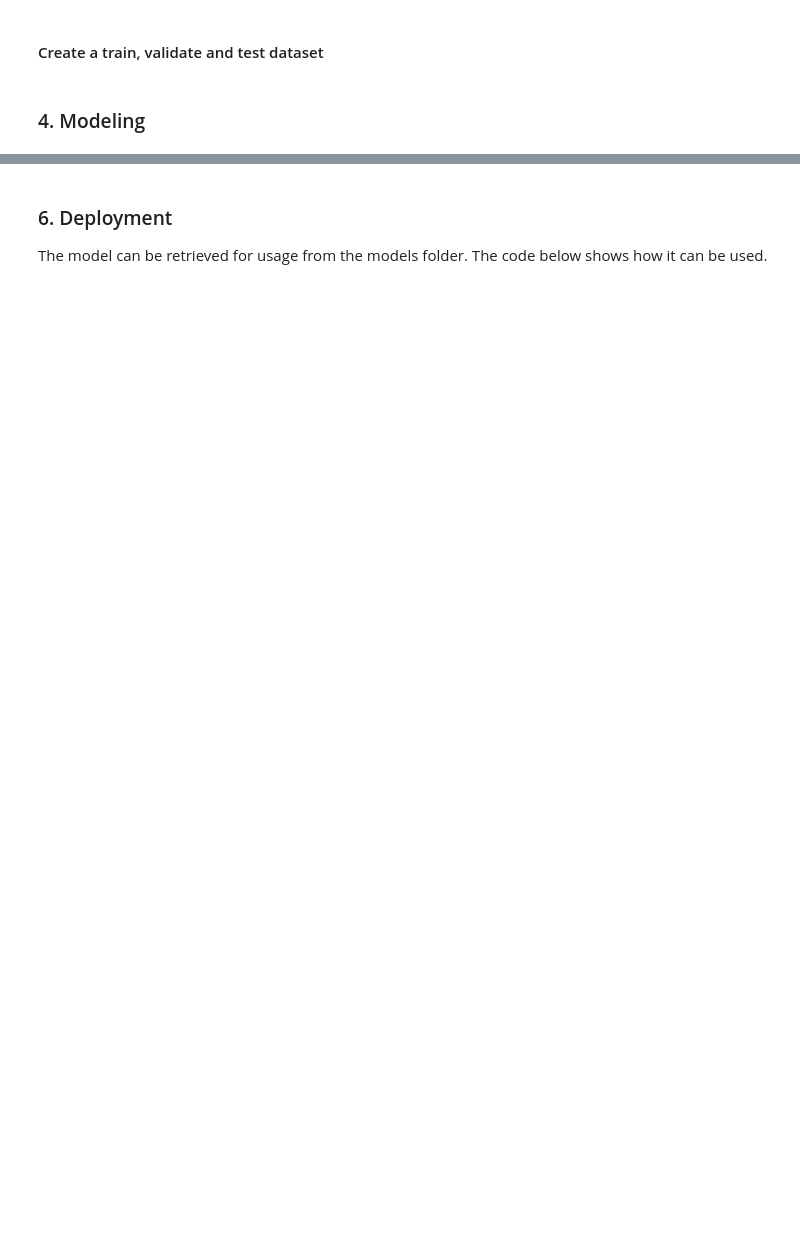
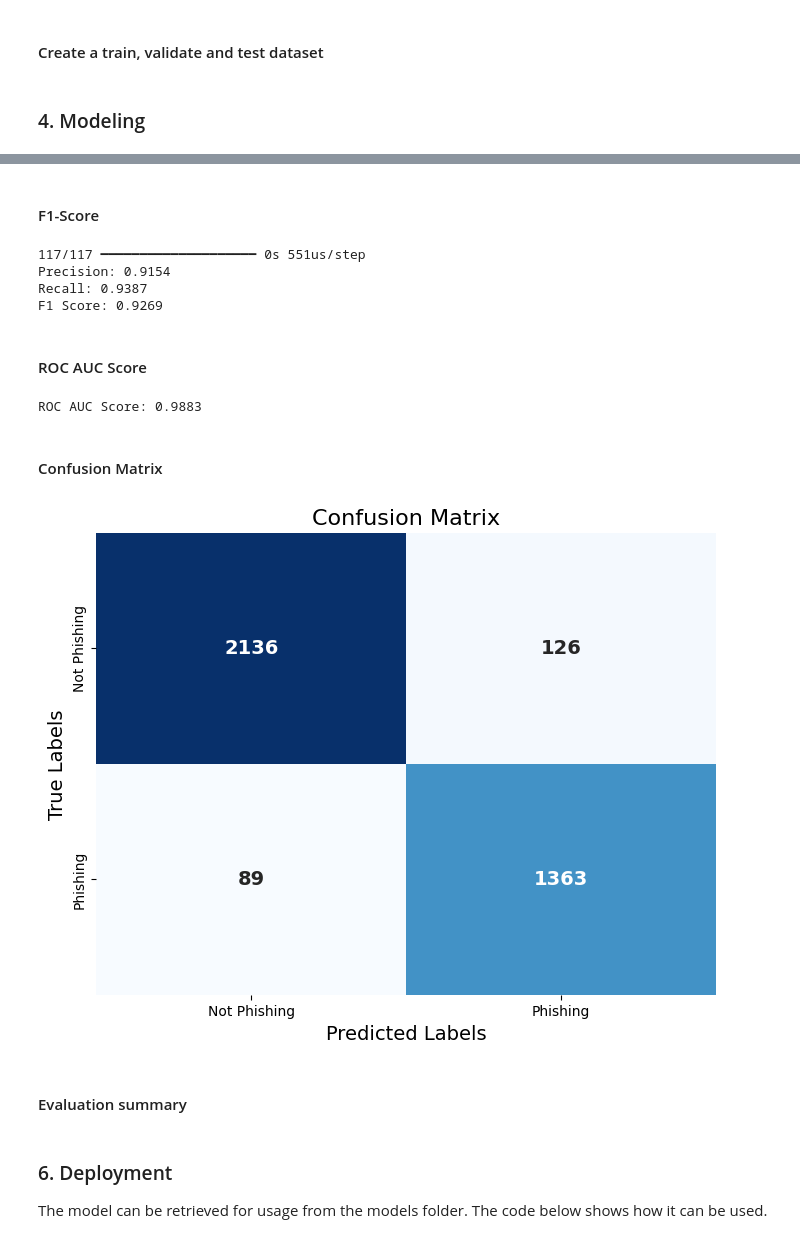
Before and after one commit to AdrianHagen/KI-PhishingMailDetector, a Jupyter notebook: Detector.ipynb, the cells around one changed output, grey strips where cells are left out. Saved outputs shown, nothing was run; the diff lists cells and outputs as text; code cells hidden in the pictures; blank space fills up the shorter version.

```diff
--- a/Detector.ipynb
+++ b/Detector.ipynb
@@ -213,6 +268,7 @@ no_embedding_dim = len(X_train[0])
 model = models.Sequential([
     layers.Dense(no_embedding_dim, activation='relu', input_shape=(no_embedding_dim,)),
     layers.Dense(128, activation='relu'),
+    layers.Dense(64, activation='relu'),
     layers.Dense(1, activation='sigmoid')
 ])
 
@@ -267,3 +341,51 @@ The model shows good results with a loss of  and an accuracy of .
+# %% [markdown]
+#### F1-Score
+# %%
+# Evaluate the model on test data
+y_pred_prob = model.predict(X_test).flatten()
+y_pred = (y_pred_prob > 0.5).astype(np.int32)
+
+# Precision
+precision = precision_score(y_test, y_pred)
+print(f'Precision: {precision:.4f}')
+
+# Recall
+recall = recall_score(y_test, y_pred)
+print(f'Recall: {recall:.4f}')
+
+# F1 Score
+f1 = f1_score(y_test, y_pred)
+print(f'F1 Score: {f1:.4f}')
+# %% [output]
+117/117 ━━━━━━━━━━━━━━━━━━━━ 0s 551us/step
+Precision: 0.9154
+Recall: 0.9387
+F1 Score: 0.9269
+# %% [markdown]
+#### ROC AUC Score
+# %%
+roc_auc = roc_auc_score(y_test, y_pred_prob)
+print(f'ROC AUC Score: {roc_auc:.4f}')
+# %% [output]
+ROC AUC Score: 0.9883
+# %% [markdown]
+#### Confusion Matrix
+# %%
+conf_mat = confusion_matrix(y_test, y_pred)
+
+plt.figure(figsize=(8, 6))
+sns.heatmap(conf_mat, annot=True, fmt='d', cmap='Blues', cbar=False,
+            annot_kws={'fontsize': 14, 'fontweight': 'bold'})
+plt.xlabel('Predicted Labels', fontsize=14)
+plt.ylabel('True Labels', fontsize=14)
+plt.title('Confusion Matrix', fontsize=16)
+plt.xticks(ticks=[0.5, 1.5], labels=['Not Phishing', 'Phishing'])
+plt.yticks(ticks=[0.5, 1.5], labels=['Not Phishing', 'Phishing'])
+plt.show()
+# %% [output]
+[figure, added]
+# %% [markdown]
+#### Evaluation summary
 # %% [markdown]
 ### 6. Deployment
 The model can be retrieved for usage from the models folder. The code below shows how it can be used.
```
Also changed, not shown: parts of 20 cells of this notebook, 1 other file.
